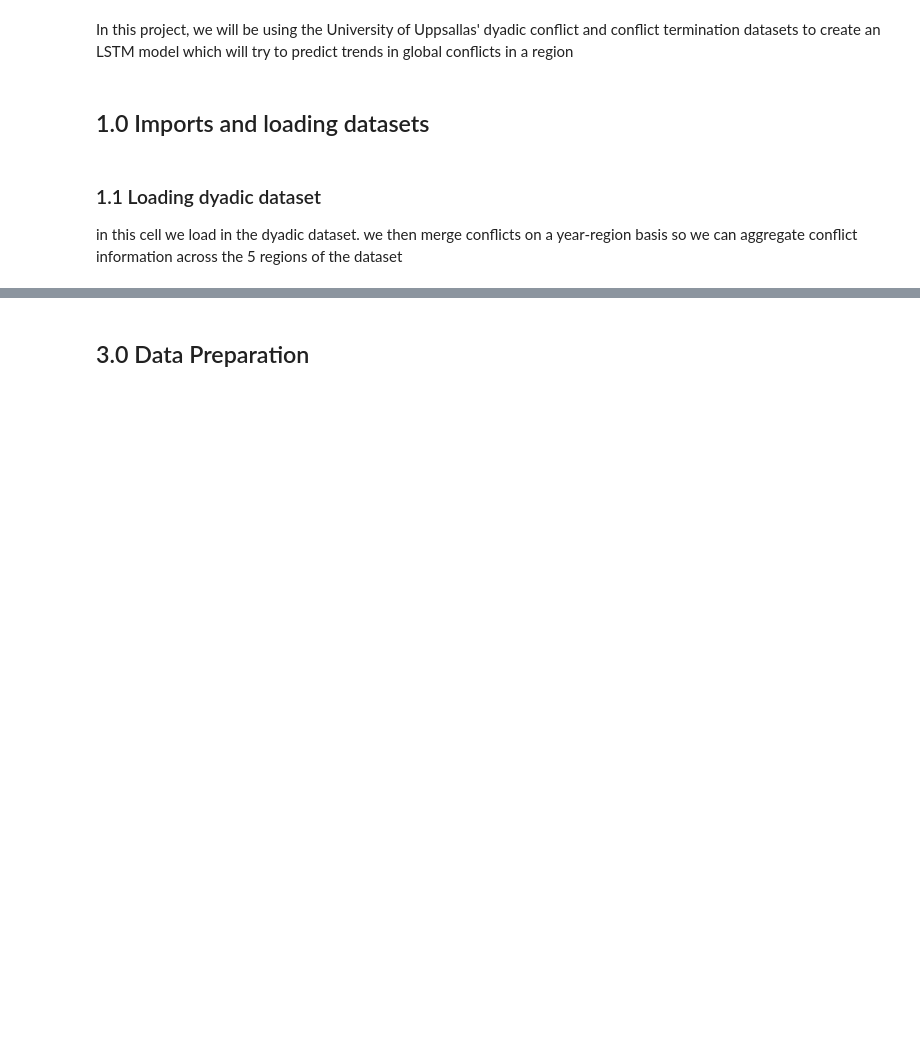
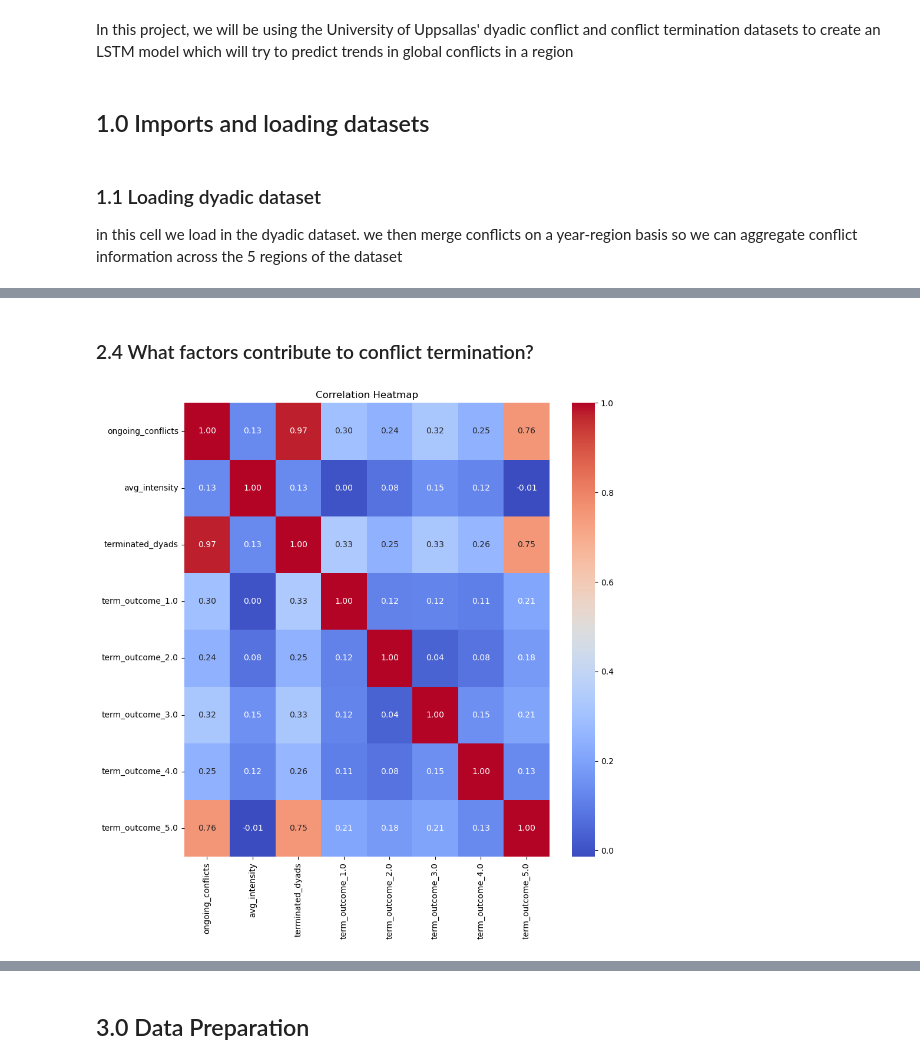
Before and after one commit to Fishmarchande/datasci_finalproj, a Jupyter notebook: finalproject.ipynb, the cells around one changed output, grey strips where cells are left out. Saved outputs shown, nothing was run; the diff lists cells and outputs as text; code cells hidden in the pictures; blank space fills up the shorter version.

```diff
--- a/finalproject.ipynb
+++ b/finalproject.ipynb
@@ -227,0 +314,21 @@ plt.show()
+# %% [markdown]
+### 2.4 What factors contribute to conflict termination?
+# %%
+cols = [
+    "ongoing_conflicts",
+    "avg_intensity",
+    "terminated_dyads",
+    # 'incomp_1','incomp_2','incomp_3',
+    "term_outcome_1.0", "term_outcome_2.0","term_outcome_3.0", "term_outcome_4.0", "term_outcome_5.0",
+]
+
+region_agg = region_yearly[cols]
+
+corr_matrix = region_agg.corr()
+
+plt.figure(figsize=(10, 10))
+sns.heatmap(corr_matrix, cmap='coolwarm', annot=True, fmt='.2f')
+plt.title("Correlation Heatmap")
+plt.show()
+# %% [output]
+[figure, added]
```
Also changed, not shown: parts of 29 cells of this notebook, 3 other files.
